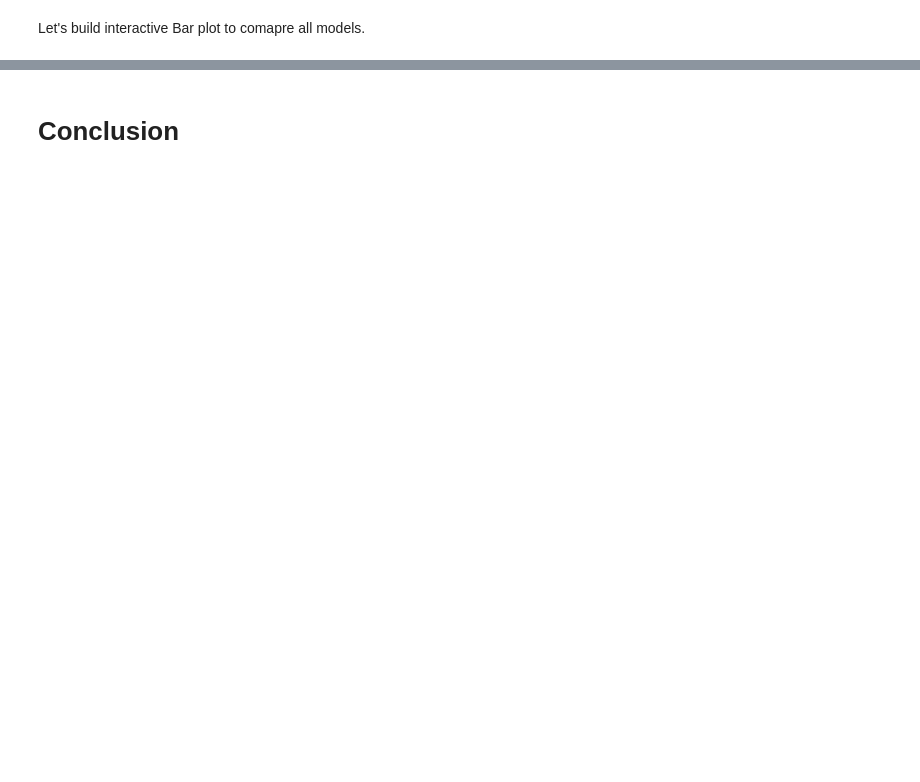
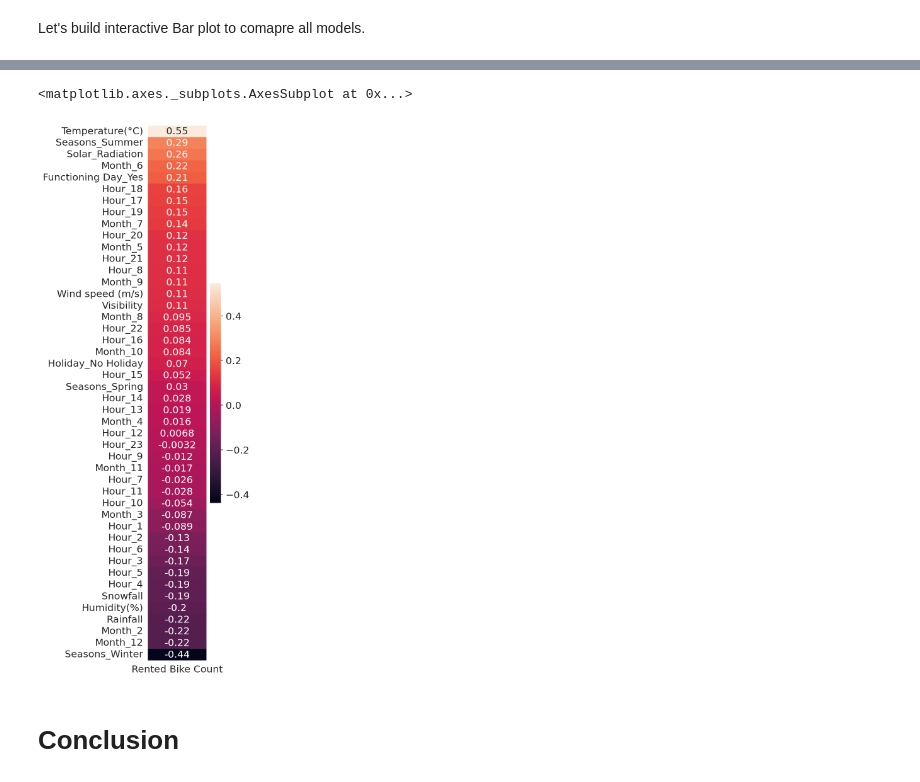
Before and after one commit to GoPlusUltra/Bike-Sharing-Prediction-Model, a Jupyter notebook: Copy_of_Bike_Sharing_Demand_Prediction_Capstone_Project.ipynb, the cells around one changed output, grey strips where cells are left out. Drawn from its saved outputs; the diff is of its cells as text; code cells hidden in the pictures; blank space fills up the shorter version.

Commit message:
Final Conclusion added

```diff
--- a/Copy_of_Bike_Sharing_Demand_Prediction_Capstone_Project.ipynb
+++ b/Copy_of_Bike_Sharing_Demand_Prediction_Capstone_Project.ipynb
@@ -624,3 +601,5 @@ df.head()
+# %%
+temp_df=df.copy() #Taking the copy of our final dataframe, we will use further in the conclusion part.
 # %% [markdown]
 # Let's start to build ML models.
 # %%
@@ -1330,2 +1309,9 @@ get_features_importance(RF_regressor,X)
+# %%
+plt.figure(figsize=(2,15), dpi=150)
+sns.heatmap(temp_df.corr()[["Rented Bike Count"]].sort_values
+            (by="Rented Bike Count", ascending=False)[1:],annot=True)
+# %% [output]
+<matplotlib.axes._subplots.AxesSubplot at 0x...>
+[figure, added]
 # %% [markdown]
 # Conclusion
```
Also changed, not shown: parts of 22 cells of this notebook.
